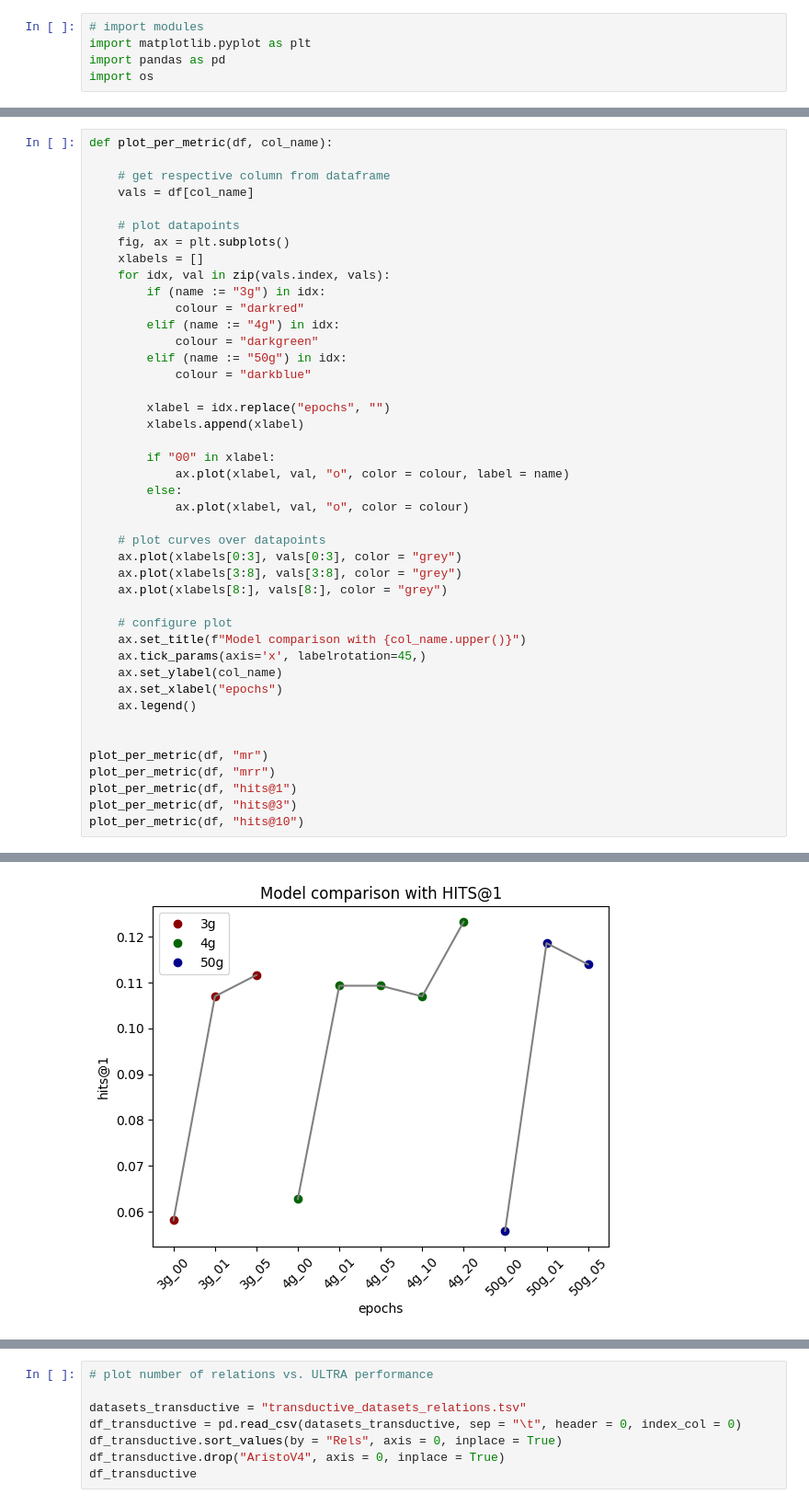
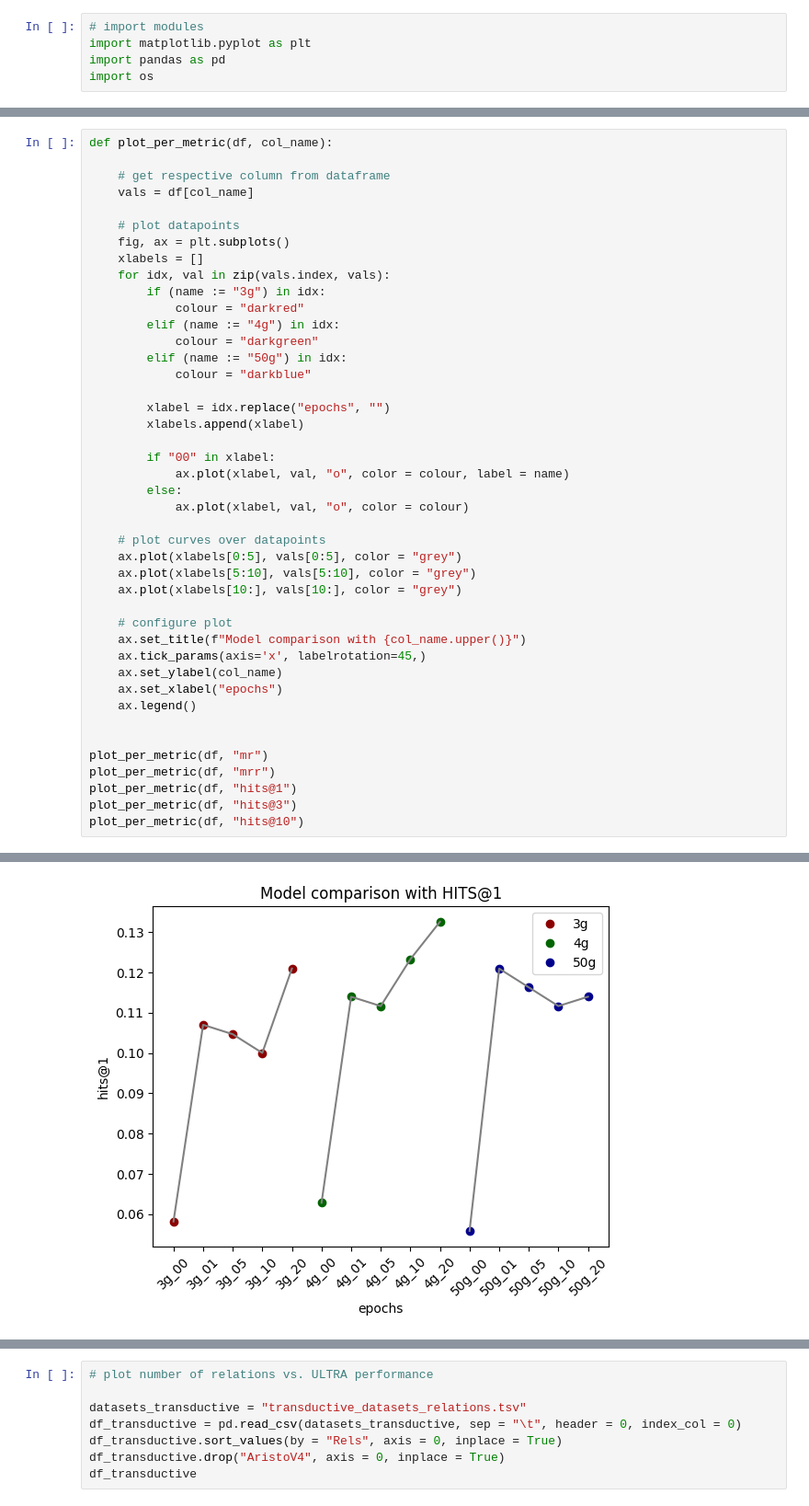
Before and after one commit to cora-hai/knowledge-augmentation-project, a Jupyter notebook: model_evaluation.ipynb, the cells around one changed output, grey strips where cells are left out. Shown: that part at 92% size. Drawn from its saved outputs; the diff is of its cells as text.

```diff
--- a/model_evaluation.ipynb
+++ b/model_evaluation.ipynb
@@ -82,9 +133,9 @@ def plot_per_metric(df, col_name):
             ax.plot(xlabel, val, "o", color = colour)
 
     # plot curves over datapoints
-    ax.plot(xlabels[0:3], vals[0:3], color = "grey")
-    ax.plot(xlabels[3:8], vals[3:8], color = "grey")
-    ax.plot(xlabels[8:], vals[8:], color = "grey")
+    ax.plot(xlabels[0:5], vals[0:5], color = "grey")
+    ax.plot(xlabels[5:10], vals[5:10], color = "grey")
+    ax.plot(xlabels[10:], vals[10:], color = "grey")
 
     # configure plot
     ax.set_title(f"Model comparison with {col_name.upper()}")
@@ -105 +156 @@ plot_per_metric(df, "hits@10")
-[figure, old version]
+[figure, new version]
```
Also changed, not shown: parts of 12 cells of this notebook, 14 other files.
